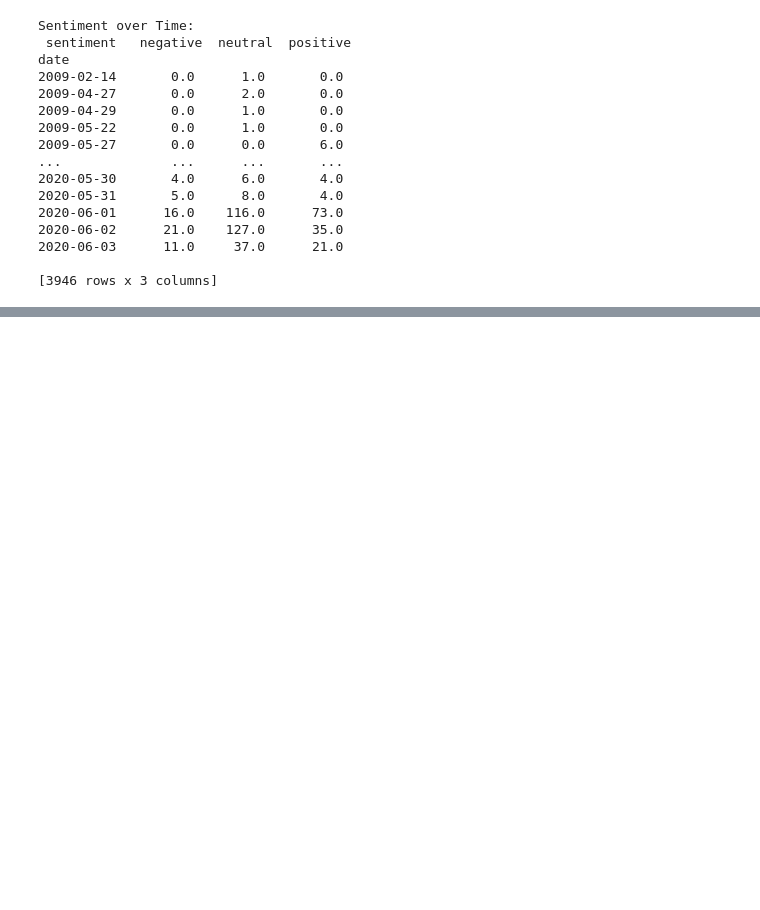
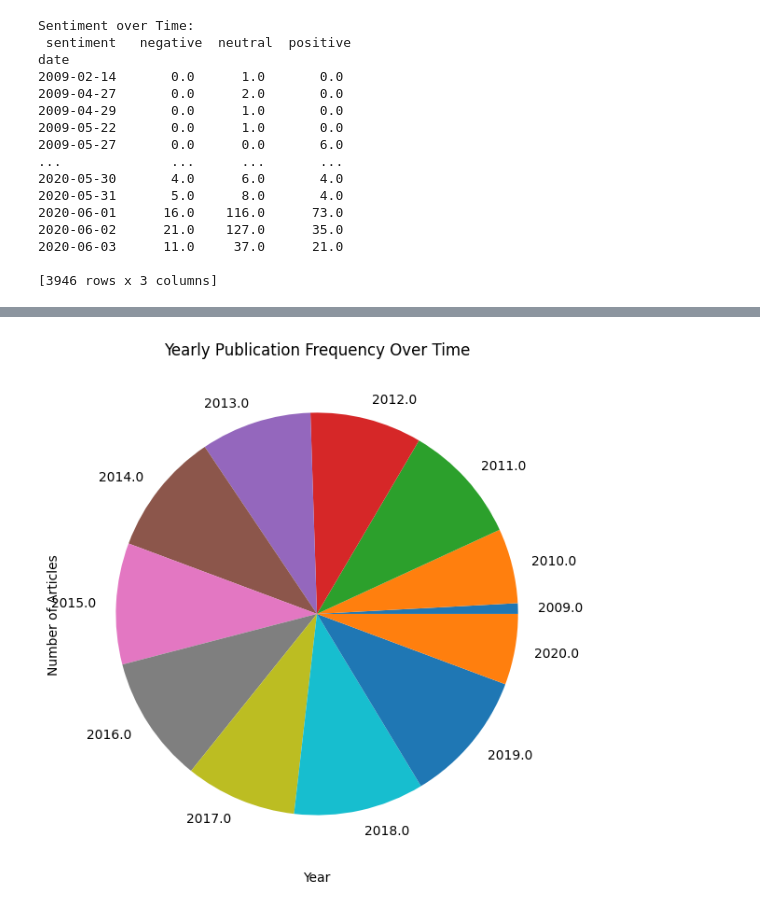
Before and after one commit to helinatefera/10xWeek1, a Jupyter notebook: notebooks/main.ipynb, the cells around one changed output, grey strips where cells are left out. Saved outputs shown, nothing was run; the diff lists cells and outputs as text; code cells hidden in the pictures; blank space fills up the shorter version.

```diff
--- a/notebooks/main.ipynb
+++ b/notebooks/main.ipynb
@@ -125,0 +176,12 @@ date
+# %%
+yearly_count = data.groupby(data['date'].dt.year).size()
+
+plt.figure(figsize=(14, 7))
+yearly_count.plot(kind='pie')
+plt.title('Yearly Publication Frequency Over Time')
+plt.xlabel('Year')
+plt.ylabel('Number of Articles')
+plt.grid(True)
+plt.show()
+# %% [output]
+[figure, added]
```
Also changed, not shown: parts of 5 cells of this notebook.
